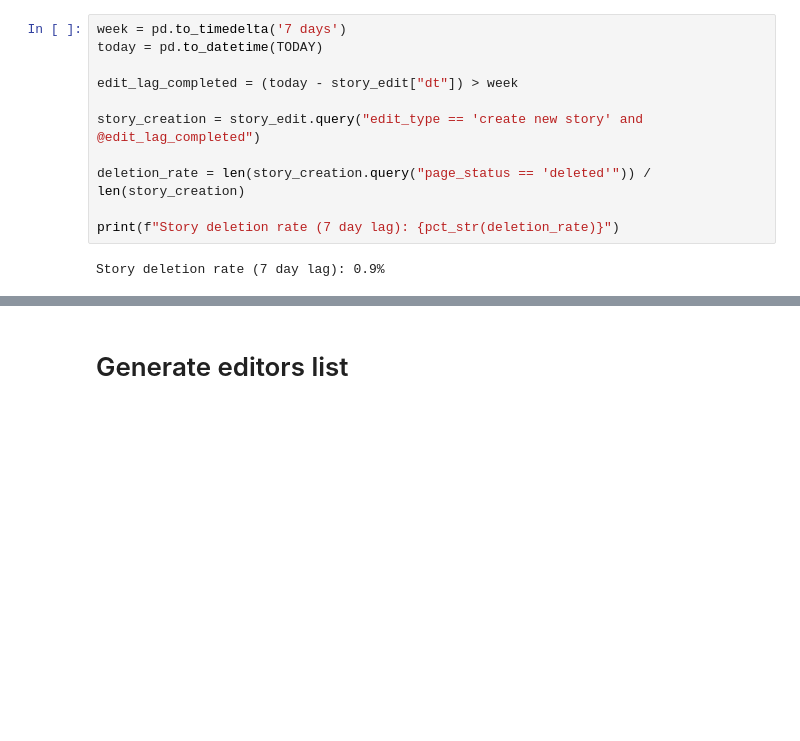
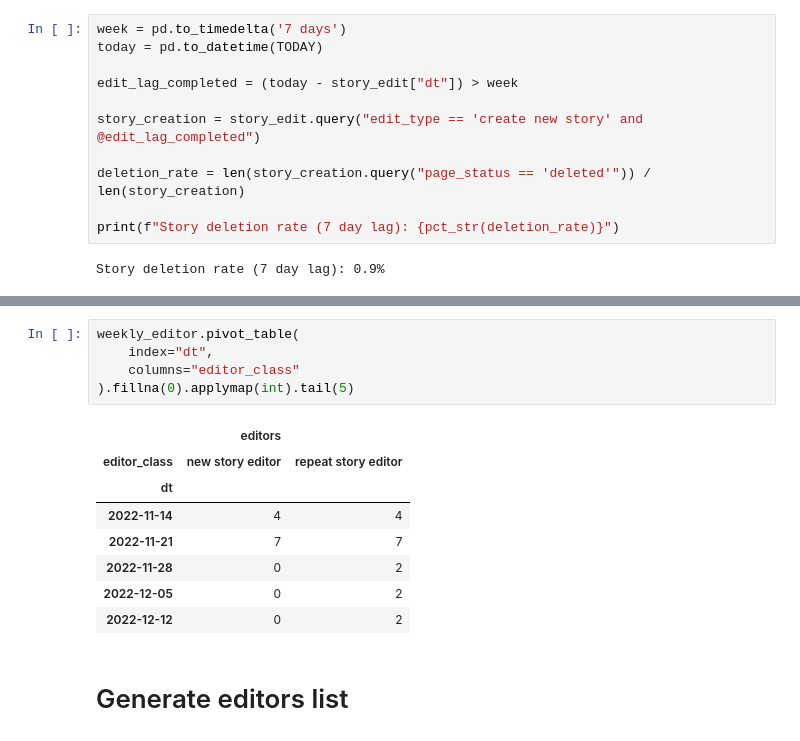
Before and after one commit to wikimedia-research/2022-Wikistories, a Jupyter notebook: basic_stats.ipynb, the cells around one changed output, grey strips where cells are left out. Saved outputs shown, nothing was run; the diff lists cells and outputs as text; blank space fills up the shorter version.

```diff
--- a/basic_stats.ipynb
+++ b/basic_stats.ipynb
@@ -190,3 +210,17 @@ fig.show()
+# %%
+weekly_editor.pivot_table(
+    index="dt",
+    columns="editor_class"
+).fillna(0).applymap(int).tail(5)
+# %% [output]
+|  | editors |  |
+| editor_class | new story editor | repeat story editor |
+| dt |  |  |
+| 2022-11-14 | 4 | 4 |
+| 2022-11-21 | 7 | 7 |
+| 2022-11-28 | 0 | 2 |
+| 2022-12-05 | 0 | 2 |
+| 2022-12-12 | 0 | 2 |
 # %% [markdown]
 # Generate editors list
 # %%
```
Also changed, not shown: parts of 7 cells of this notebook.
